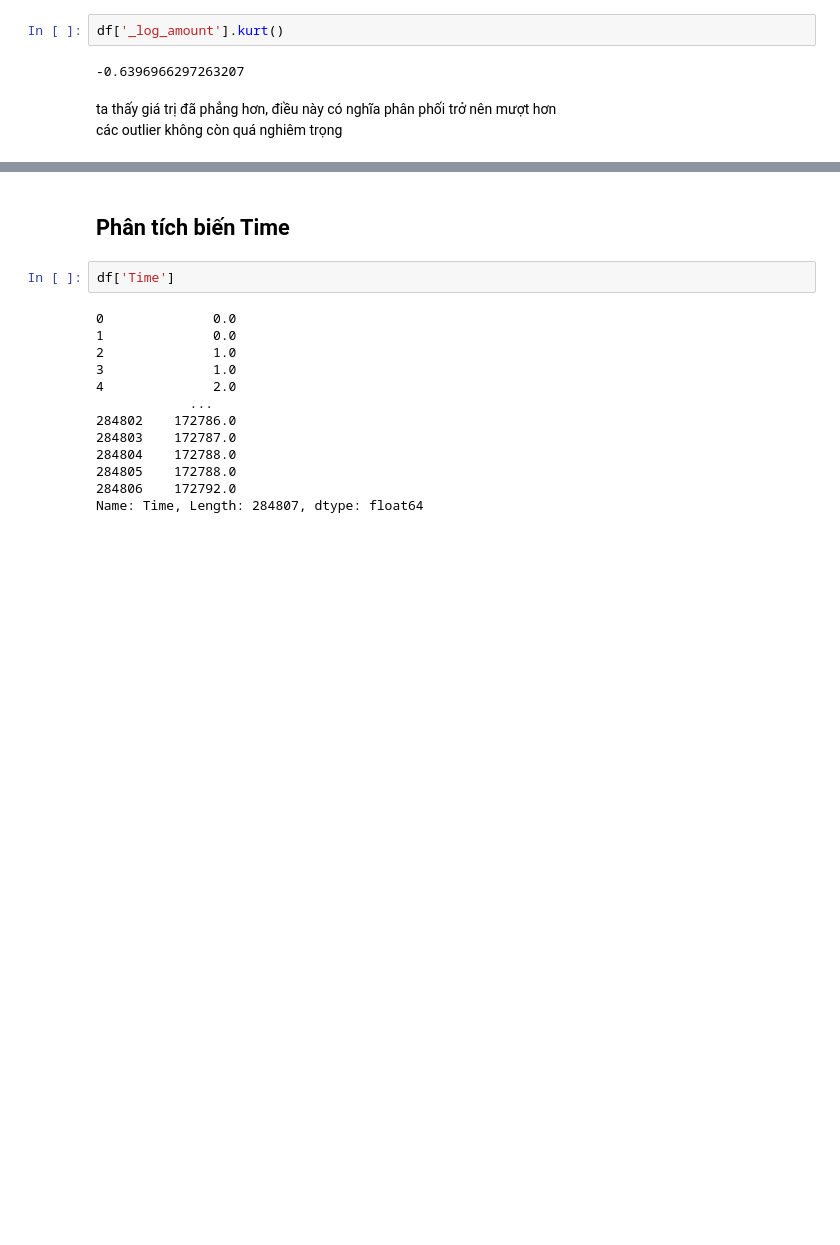
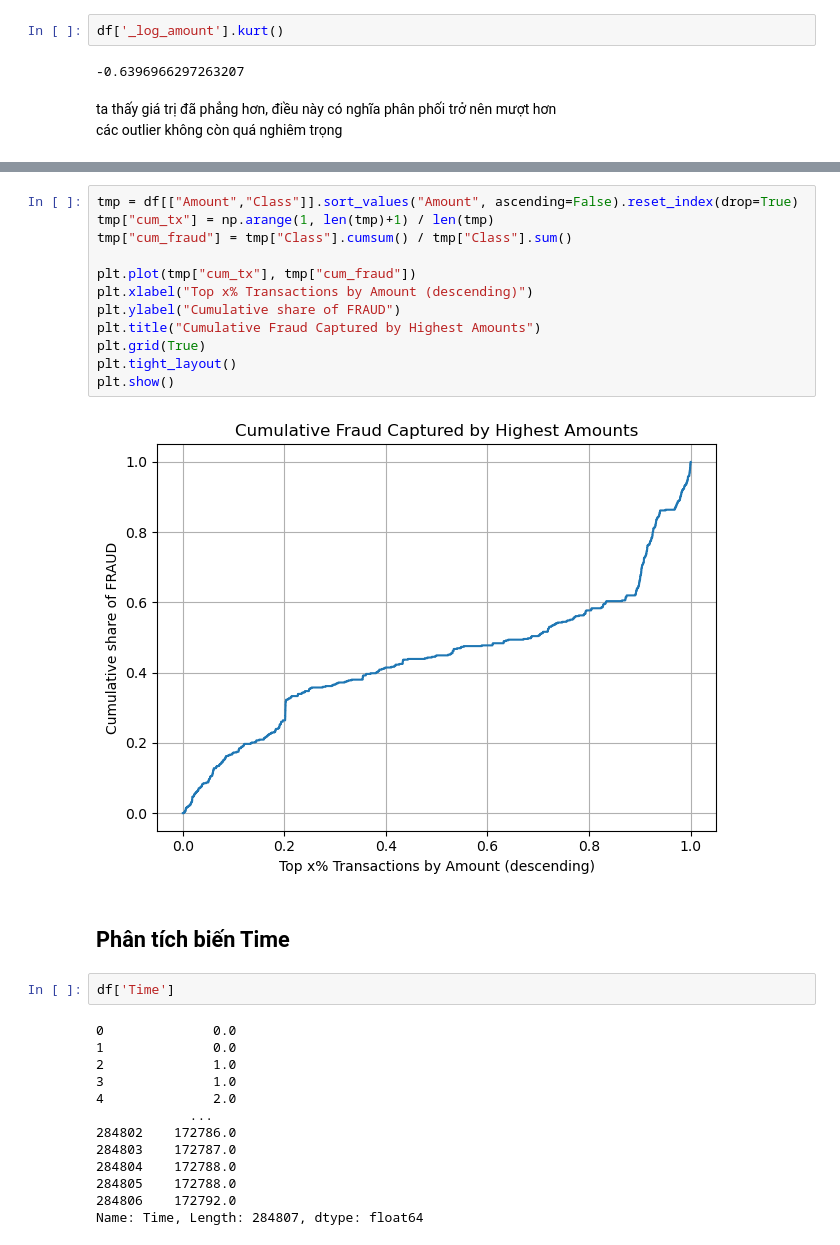
Before and after one commit to NhatHuy61205/Credit-Card-Fraud-Detection-Classification---Imbalanced-, a Jupyter notebook: notebooks/eda/eda_univariate.ipynb, the cells around one changed output, grey strips where cells are left out. Drawn from its saved outputs; the diff is of its cells as text; blank space fills up the shorter version.

```diff
--- a/notebooks/eda/eda_univariate.ipynb
+++ b/notebooks/eda/eda_univariate.ipynb
@@ -105,3 +129,17 @@ các outlier không còn quá nghiêm trọng
+# %%
+tmp = df[["Amount","Class"]].sort_values("Amount", ascending=False).reset_index(drop=True)
+tmp["cum_tx"] = np.arange(1, len(tmp)+1) / len(tmp)
+tmp["cum_fraud"] = tmp["Class"].cumsum() / tmp["Class"].sum()
+
+plt.plot(tmp["cum_tx"], tmp["cum_fraud"])
+plt.xlabel("Top x% Transactions by Amount (descending)")
+plt.ylabel("Cumulative share of FRAUD")
+plt.title("Cumulative Fraud Captured by Highest Amounts")
+plt.grid(True)
+plt.tight_layout()
+plt.show()
+# %% [output]
+[figure, added]
 # %% [markdown]
 ## Phân tích biến Time
 # %%
```
Also changed, not shown: parts of 9 cells of this notebook.
